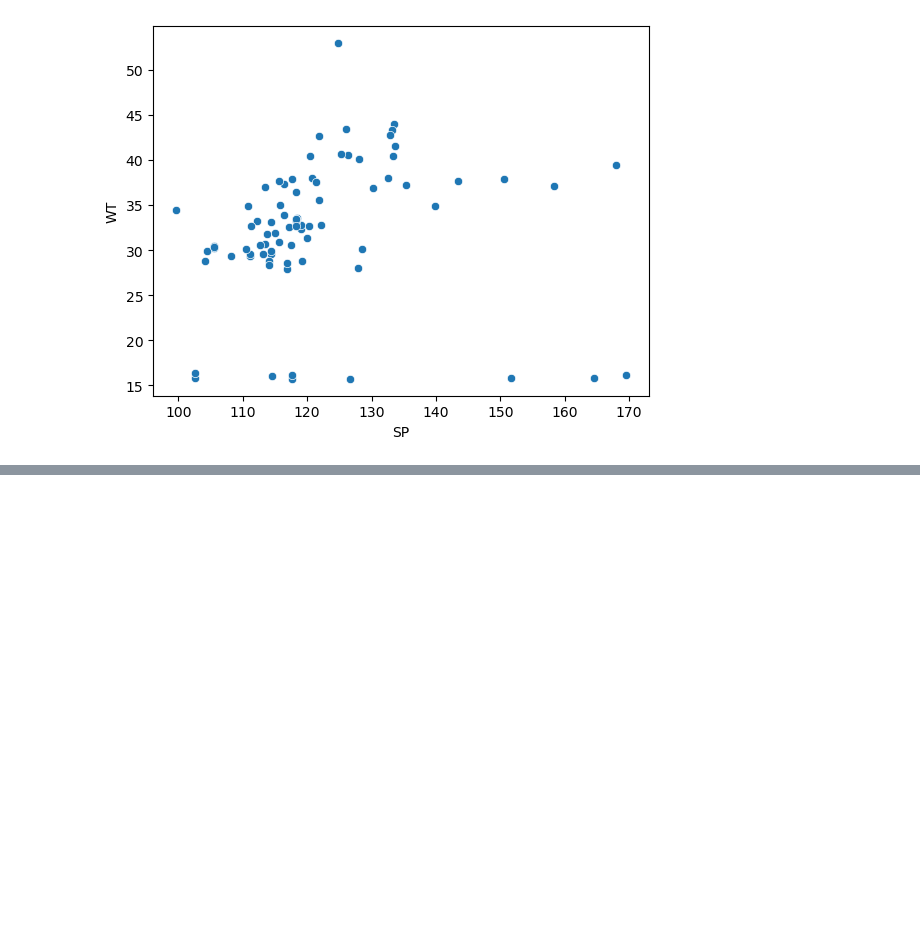
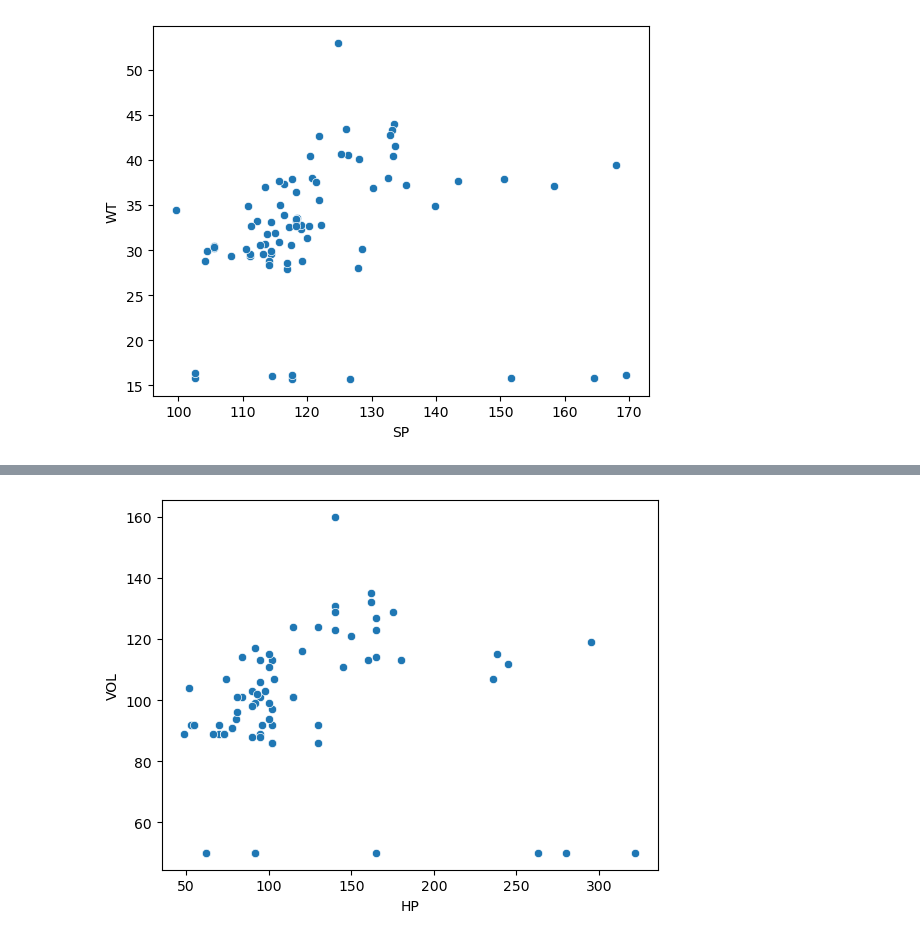
Before and after one commit to rajeshkuncham-code/python, a Jupyter notebook: day19.ipynb, the cells around one changed output, grey strips where cells are left out. Saved outputs shown, nothing was run; the diff lists cells and outputs as text; code cells hidden in the pictures; blank space fills up the shorter version.

```diff
--- a/day19.ipynb
+++ b/day19.ipynb
@@ -129,0 +149,5 @@ plt.show()
+# %%
+scatterplot(x=cars['HP'],y= cars['VOL'])
+plt.show()
+# %% [output]
+[figure, added]
```
Also changed, not shown: parts of 10 cells of this notebook.
